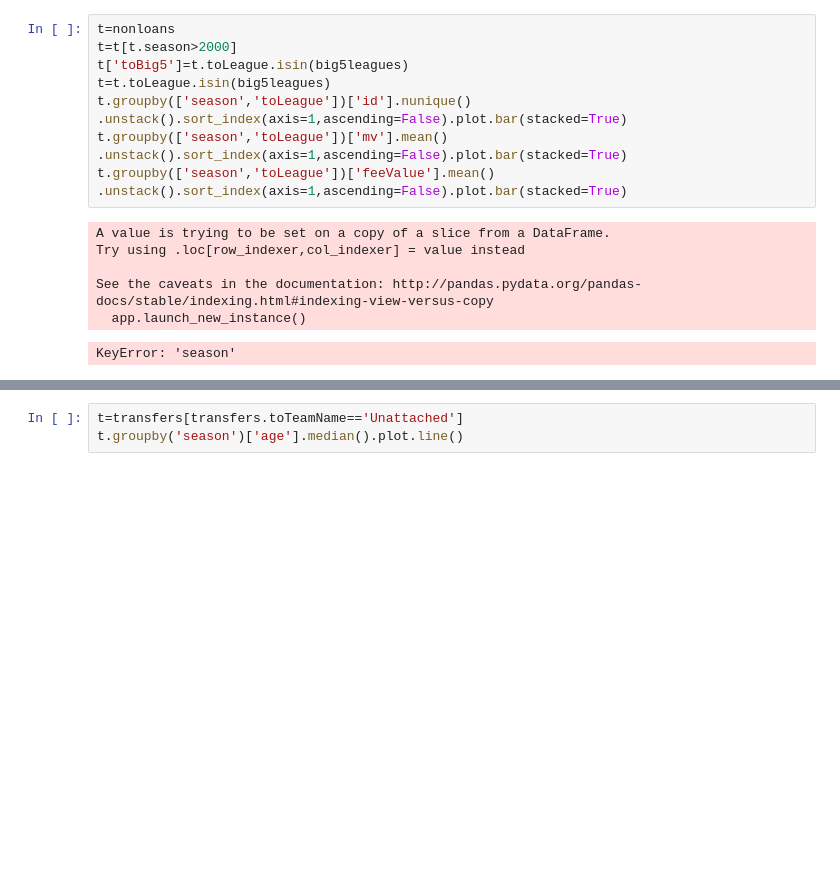
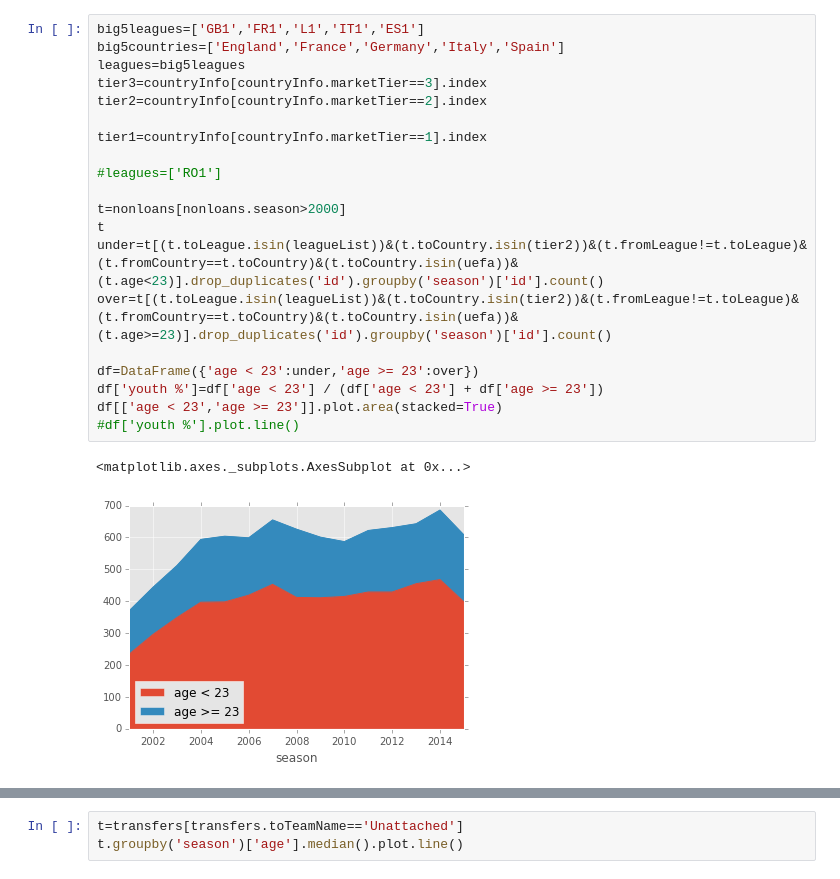
Before and after one commit to kebuhcah/soccer-history, a Jupyter notebook: notebooks/inequality.ipynb, the cells around one changed output, grey strips where cells are left out. Saved outputs shown, nothing was run; the diff lists cells and outputs as text; blank space fills up the shorter version.

```diff
--- a/notebooks/inequality.ipynb
+++ b/notebooks/inequality.ipynb
@@ -10,15 +10,23 @@ t[t.toLeague.isin(big5leagues)&(~t.fromLeague.isin(big5leagues))&(t.age>21)].dro
-# %%
-t=nonloans
-t=t[t.season>2000]
-t['toBig5']=t.toLeague.isin(big5leagues)
-t=t.toLeague.isin(big5leagues)
-t.groupby(['season','toLeague'])['id'].nunique() .unstack().sort_index(axis=1,ascending=False).plot.bar(stacked=True)
-t.groupby(['season','toLeague'])['mv'].mean() .unstack().sort_index(axis=1,ascending=False).plot.bar(stacked=True)
-t.groupby(['season','toLeague'])['feeValue'].mean() .unstack().sort_index(axis=1,ascending=False).plot.bar(stacked=True)
-# %% [output]
-A value is trying to be set on a copy of a slice from a DataFrame.
-Try using .loc[row_indexer,col_indexer] = value instead
-
-See the caveats in the documentation: http://pandas.pydata.org/pandas-docs/stable/indexing.html#indexing-view-versus-copy
-  app.launch_new_instance()
-KeyError: 'season'
+# %%
+big5leagues=['GB1','FR1','L1','IT1','ES1']
+big5countries=['England','France','Germany','Italy','Spain']
+leagues=big5leagues
+tier3=countryInfo[countryInfo.marketTier==3].index
+tier2=countryInfo[countryInfo.marketTier==2].index
+
+tier1=countryInfo[countryInfo.marketTier==1].index
+
+#leagues=['RO1']
+
+t=nonloans[nonloans.season>2000]
+t
+under=t[(t.toLeague.isin(leagueList))&(t.toCountry.isin(tier2))&(t.fromLeague!=t.toLeague)&(t.fromCountry==t.toCountry)&(t.toCountry.isin(uefa))&(t.age<23)].drop_duplicates('id').groupby('season')['id'].count()
+over=t[(t.toLeague.isin(leagueList))&(t.toCountry.isin(tier2))&(t.fromLeague!=t.toLeague)&(t.fromCountry==t.toCountry)&(t.toCountry.isin(uefa))&(t.age>=23)].drop_duplicates('id').groupby('season')['id'].count()
+
+df=DataFrame({'age < 23':under,'age >= 23':over})
+df['youth %']=df['age < 23'] / (df['age < 23'] + df['age >= 23'])
+df[['age < 23','age >= 23']].plot.area(stacked=True)
+#df['youth %'].plot.line()
+# %% [output]
+<matplotlib.axes._subplots.AxesSubplot at 0x...>
+[figure, added]
```
Also changed, not shown: parts of 10 cells of this notebook, 2 other files.
